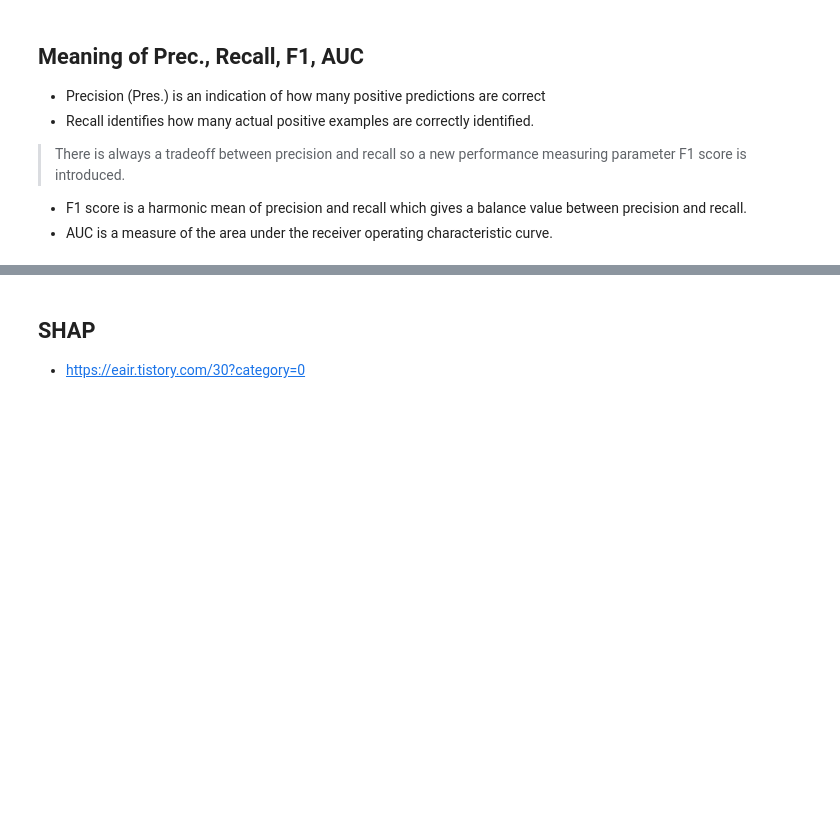
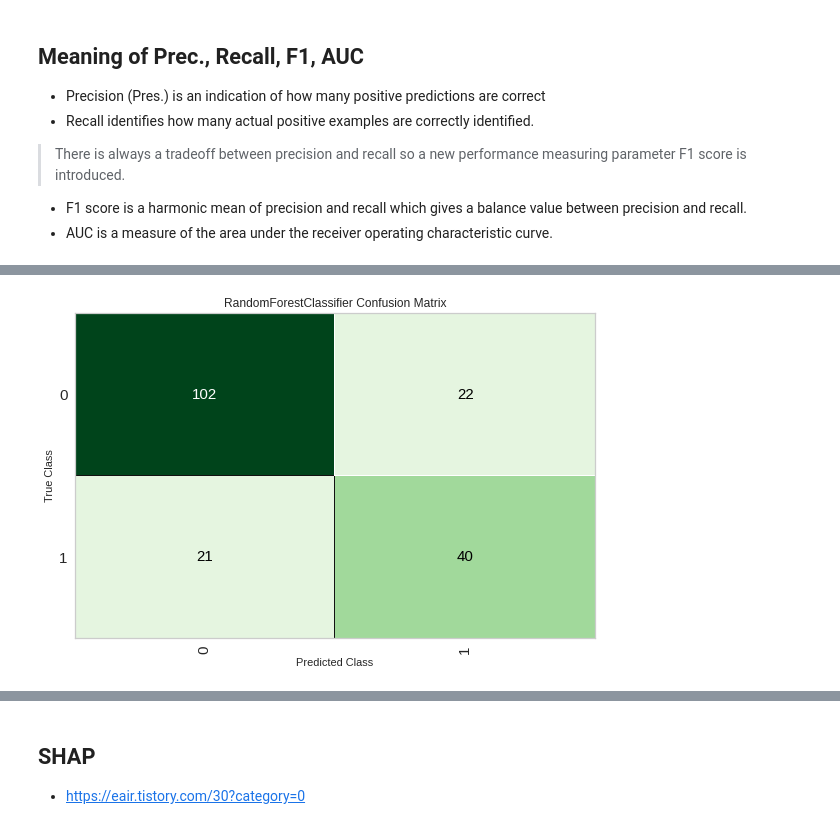
Before and after one commit to joung-jaeeun/pdm20, a Jupyter notebook: py-tensorflow/DL4-autoML/diabetes_autoML_df_df2.ipynb, the cells around one changed output, grey strips where cells are left out. Cells and saved outputs as stored; diff of their text form; code cells hidden in the pictures; blank space fills up the shorter version.

```diff
--- a/py-tensorflow/DL4-autoML/diabetes_autoML_df_df2.ipynb
+++ b/py-tensorflow/DL4-autoML/diabetes_autoML_df_df2.ipynb
@@ -356,5 +334,7 @@ model = create_model(current_model, fold =10)
 # %%
-# plot_model(model, plot = 'confusion_matrix')
+plot_model(model, plot = 'confusion_matrix')
+# %% [output]
+[figure, added]
 # %%
 plot_model(model, plot = 'feature')
 print(model.feature_importances_)
```
Also changed, not shown: parts of 17 cells of this notebook.
